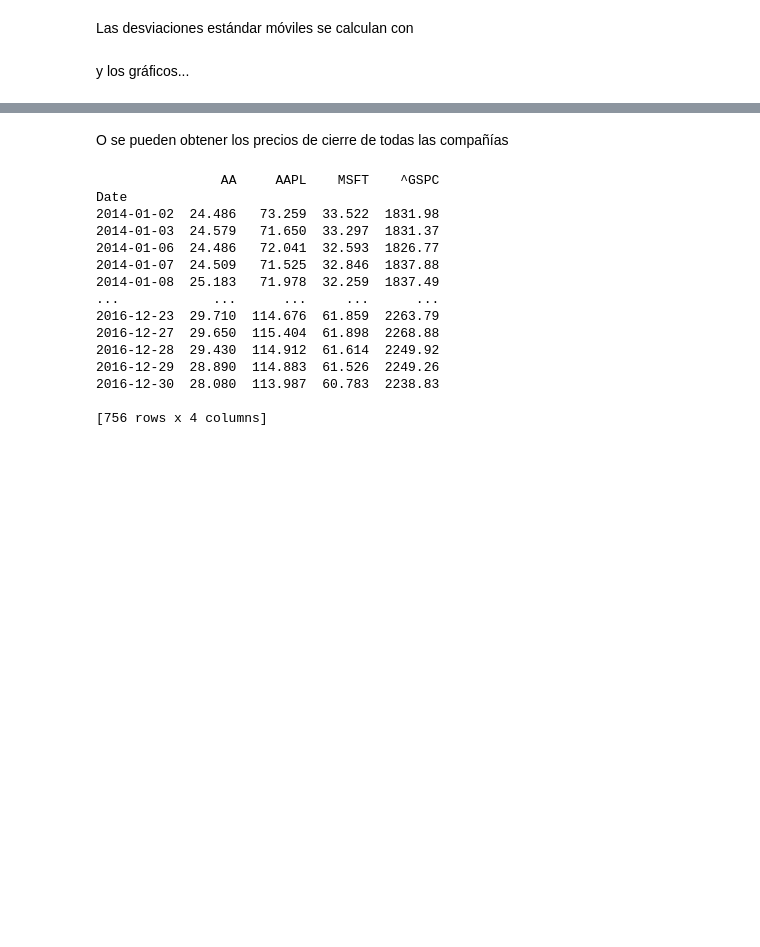
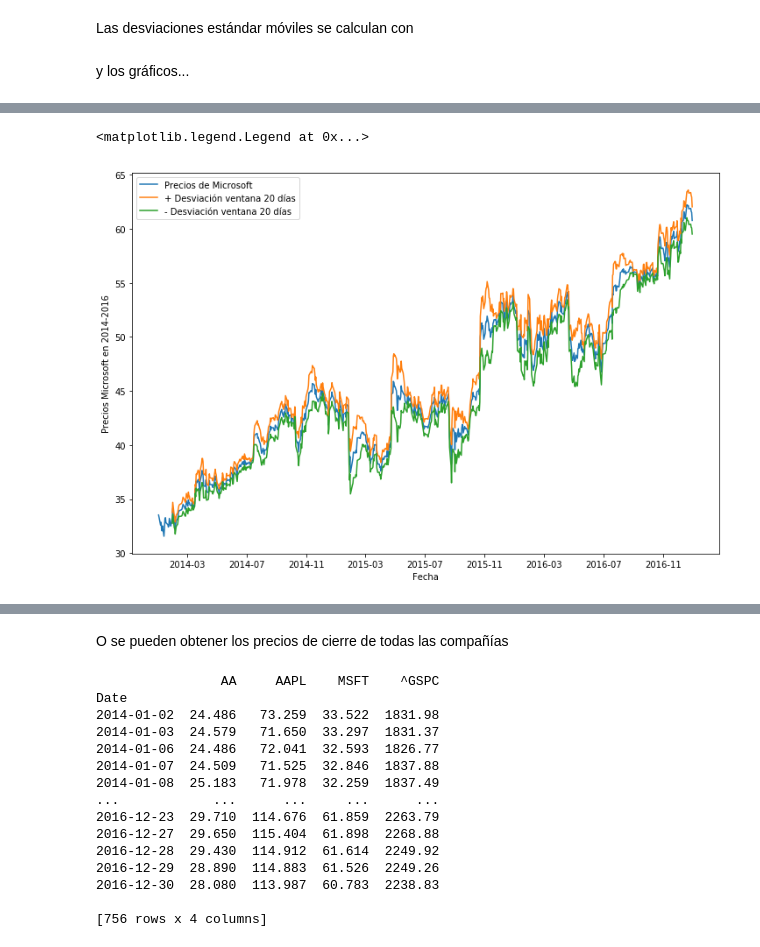
Before and after one commit to esjimenezro/SimRC2018-1, a Jupyter notebook: Modulo1/Clase5_DescargaHistoricos.ipynb, the cells around one changed output, grey strips where cells are left out. Cells and saved outputs as stored; diff of their text form; code cells hidden in the pictures; blank space fills up the shorter version.

```diff
--- a/Modulo1/Clase5_DescargaHistoricos.ipynb
+++ b/Modulo1/Clase5_DescargaHistoricos.ipynb
@@ -339,5 +374,8 @@ ax.legend(loc='best');
 [figure]
 # %% [markdown]
 Las desviaciones estándar móviles se calculan con
+# %%
+short_rollstd_msftAC = msftAC.rolling(window=20).std()
+long_rollstd_msftAC = msftAC.rolling(window=100).std()
 # %% [markdown]
 y los gráficos...
@@ -343,0 +398,12 @@ y los gráficos...
+# %%
+fig = plt.figure(figsize=(12,8))
+ax = fig.add_subplot(1,1,1)
+ax.plot(msftAC.index, msftAC, label = 'Precios de Microsoft')
+ax.plot(msftAC.index, msftAC+short_rollstd_msftAC, label = '+ Desviación ventana 20 días')
+ax.plot(msftAC.index, msftAC-short_rollstd_msftAC, label = '- Desviación ventana 20 días')
+ax.set_xlabel('Fecha')
+ax.set_ylabel('Precios Microsoft en 2014-2016')
+ax.legend(loc='best')
+# %% [output]
+<matplotlib.legend.Legend at 0x...>
+[figure, added]
```
Also changed, not shown: parts of 16 cells of this notebook.
